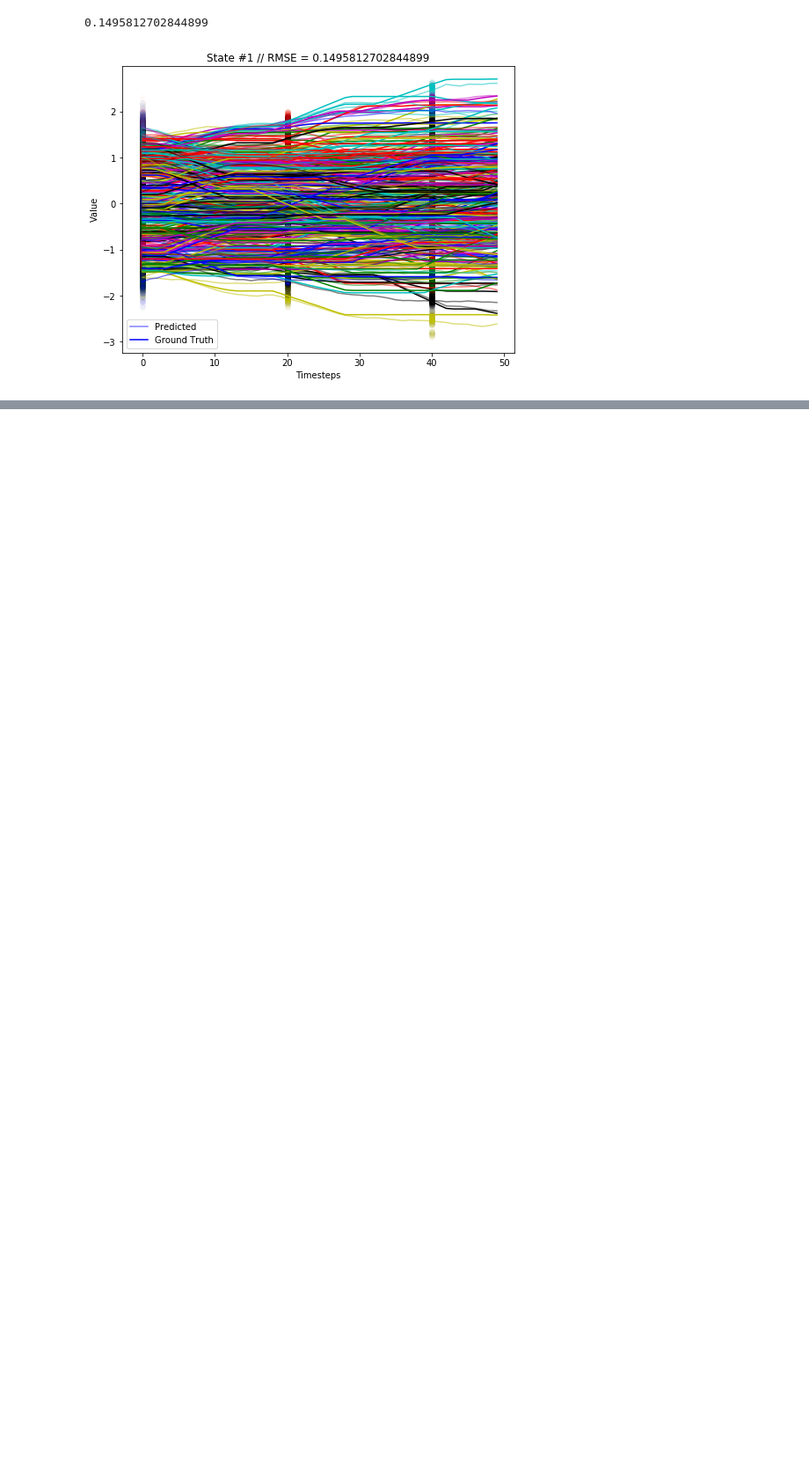
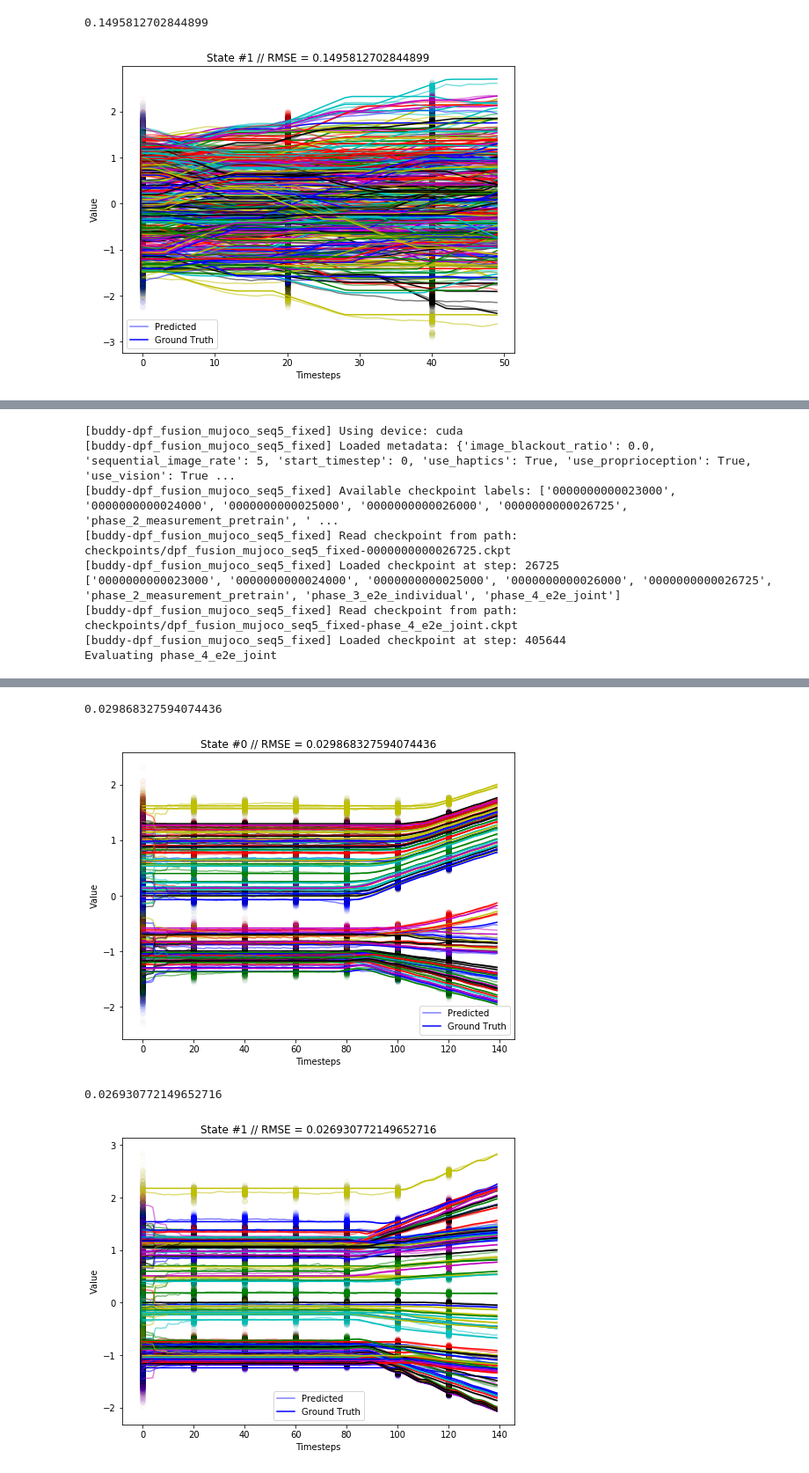
Before and after one commit to HaoWen470/crossmodal_filtering1, a Jupyter notebook: eval_dpf_fusion.ipynb, the cells around one changed output, grey strips where cells are left out. Shown at 88% size. Drawn from its saved outputs; the diff is of its cells as text; code cells hidden in the pictures; blank space fills up the shorter version.

```diff
--- a/eval_dpf_fusion.ipynb
+++ b/eval_dpf_fusion.ipynb
@@ -61,7 +61,7 @@ def eval_experiment(experiment_name, omnipush=False):
         eval_trajectories = omnipush_datasets.load_trajectories(("simpler/val.hdf5", 200), **dataset_args)
     else:
         dataset_args['start_timestep'] = 100
-        eval_trajectories = panda_datasets.load_trajectories(("data/gentle_push_1000.hdf5", 100), **dataset_args)
+        eval_trajectories = panda_datasets.load_trajectories(("data/gentle_push_100.hdf5", 100), **dataset_args)
 
     # Plotting, etc
     phases = [
@@ -119,4 +133,14 @@ eval_experiment("dpf_fusion_mujoco_blackout4_2x_tuned")
 # %%
 eval_experiment("dpf_fusion_mujoco_blackout8_2x_tuned")
 # %%
-eval_experiment("dpf_fusion_mujoco_seq5_tuned")
+eval_experiment("dpf_fusion_mujoco_seq5_fixed")
+# %% [output]
+[buddy-dpf_fusion_mujoco_seq5_fixed] Using device: cuda
+[buddy-dpf_fusion_mujoco_seq5_fixed] Loaded metadata: {'image_blackout_ratio': 0.0, 'sequential_image_rate': 5, 'start_timestep': 0, 'use_haptics': True, 'use_proprioception': True, 'use_vision': True ...
+[buddy-dpf_fusion_mujoco_seq5_fixed] Available checkpoint labels: ['0000000000023000', '0000000000024000', '0000000000025000', '0000000000026000', '0000000000026725', 'phase_2_measurement_pretrain', ' ...
+[buddy-dpf_fusion_mujoco_seq5_fixed] Read checkpoint from path: checkpoints/dpf_fusion_mujoco_seq5_fixed-0000000000026725.ckpt
+[buddy-dpf_fusion_mujoco_seq5_fixed] Loaded checkpoint at step: 26725
+['0000000000023000', '0000000000024000', '0000000000025000', '0000000000026000', '0000000000026725', 'phase_2_measurement_pretrain', 'phase_3_e2e_individual', 'phase_4_e2e_joint']
+[buddy-dpf_fusion_mujoco_seq5_fixed] Read checkpoint from path: checkpoints/dpf_fusion_mujoco_seq5_fixed-phase_4_e2e_joint.ckpt
+[buddy-dpf_fusion_mujoco_seq5_fixed] Loaded checkpoint at step: 405644
+Evaluating phase_4_e2e_joint
@@ -122,0 +148,4 @@ eval_experiment("dpf_fusion_mujoco_seq5_tuned")
+0.029868327594074436
+[figure, added]
+0.026930772149652716
+[figure, added]
```
Also changed, not shown: parts of 2 cells of this notebook, 51 other files.
